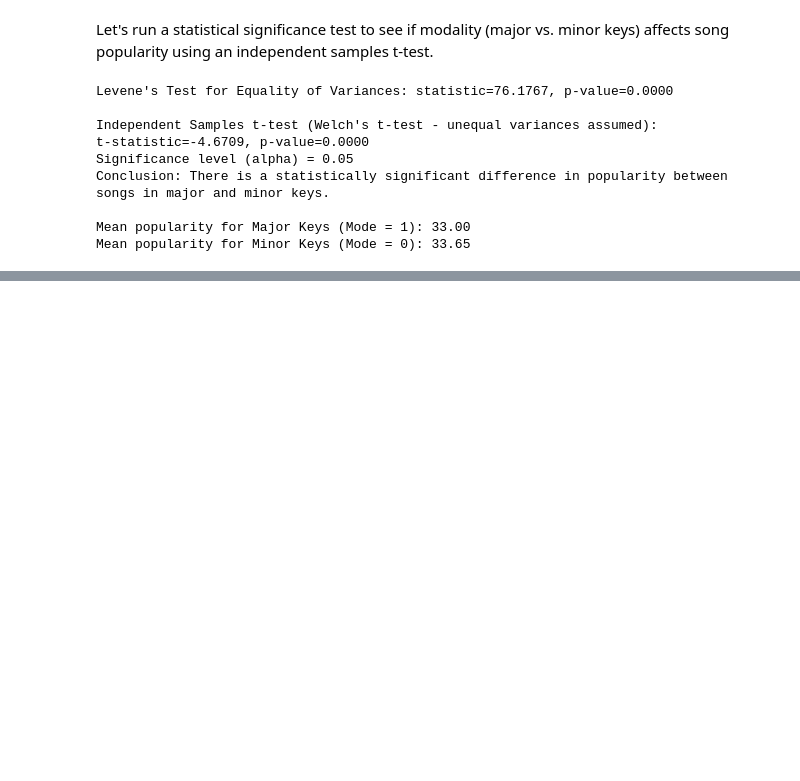
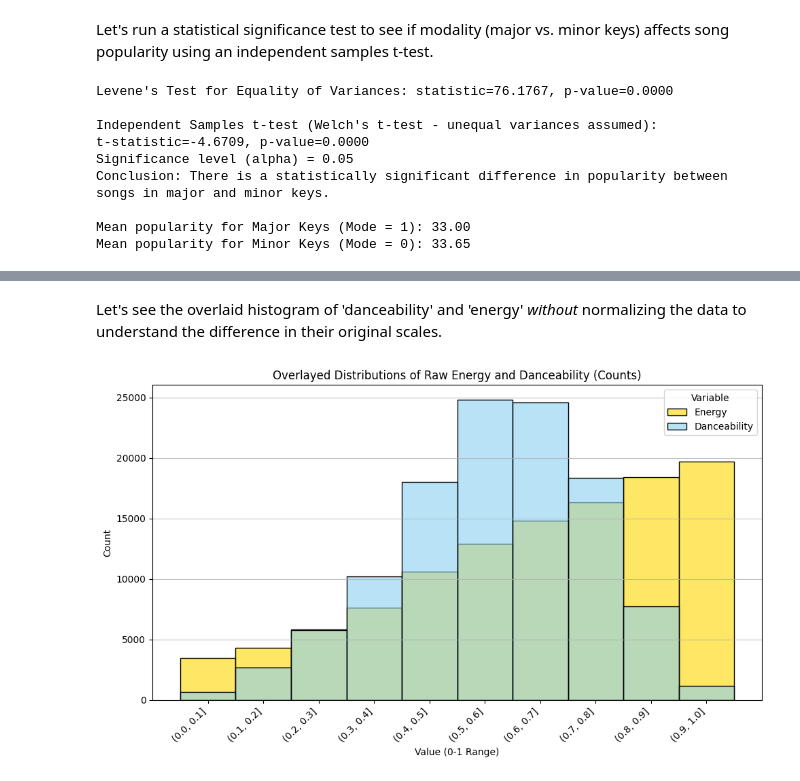
Before and after one commit to jak0110/Group-6-Project, a Jupyter notebook: GISC.ipynb, the cells around one changed output, grey strips where cells are left out. Drawn from its saved outputs; the diff is of its cells as text; code cells hidden in the pictures; blank space fills up the shorter version.

```diff
--- a/GISC.ipynb
+++ b/GISC.ipynb
@@ -541,0 +585,46 @@ Mean popularity for Minor Keys (Mode = 0): 33.65
+# %% [markdown]
+Let's see the overlaid histogram of 'danceability' and 'energy' *without* normalizing the data to understand the difference in their original scales.
+# %%
+import matplotlib.pyplot as plt
+import seaborn as sns
+import numpy as np
+
+if 'df' in locals() and not df.empty:
+  if 'danceability' in df.columns and 'energy' in df.columns:
+    plt.figure(figsize=(10, 6))
+
+    # Define common bins for both variables (0 to 1, 10 bins)
+    common_bins = np.linspace(0, 1, 11)
+
+    # Plot histogram for Energy (without scaling, showing counts)
+    sns.histplot(df['energy'], bins=common_bins, kde=False, color='#FFD700', # Gold color
+                 stat='count', label='Energy', alpha=0.6)
+
+    # Plot histogram for Danceability (without scaling, showing counts)
+    sns.histplot(df['danceability'], bins=common_bins, kde=False, color='#89CFF0', # Baby blue color
+                 stat='count', label='Danceability', alpha=0.6)
+
+    plt.title('Overlayed Distributions of Raw Energy and Danceability (Counts)')
+    plt.ylabel('Count')
+    plt.grid(axis='y', alpha=0.75)
+    plt.legend(title='Variable')
+
+    # Format the x-axis labels with open parentheses and closed brackets notation
+    bin_labels = []
+    for i in range(len(common_bins) - 1):
+        # Format as (lower, upper]. Use .1f to avoid excessive decimals.
+        bin_labels.append(f"({common_bins[i]:.1f}, {common_bins[i+1]:.1f}]")
+
+    # Set x-ticks at the center of each bin for better label alignment with the bars
+    bin_centers = (common_bins[:-1] + common_bins[1:]) / 2
+    plt.xticks(bin_centers, bin_labels, rotation=45, ha='right')
+    plt.xlabel('Value (0-1 Range)') # Changed xlabel to reflect bins
+
+    plt.tight_layout()
+    plt.show()
+  else:
+    print("One or both of the 'energy' or 'danceability' columns were not found in the DataFrame.")
+else:
+  print("DataFrame 'df' not found or is empty. Please ensure the dataset was loaded correctly.")
+# %% [output]
+[figure, added]
```
Also changed, not shown: parts of 2 cells of this notebook.
